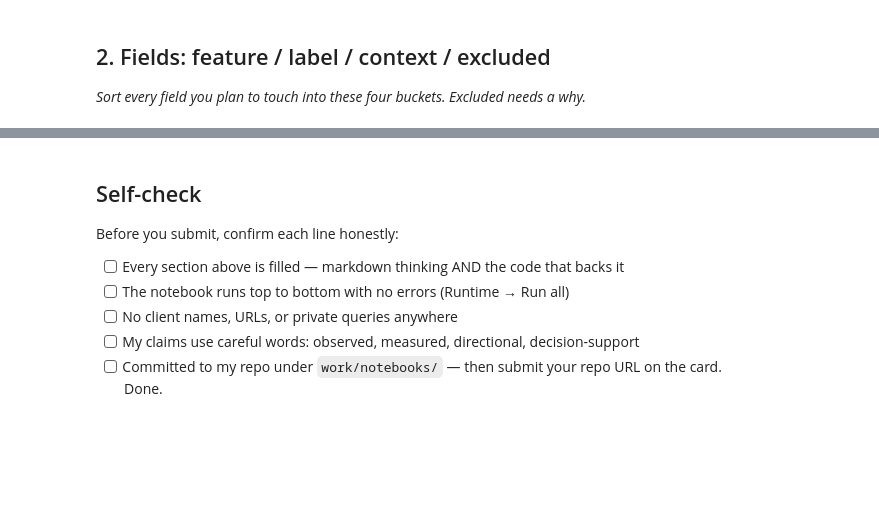
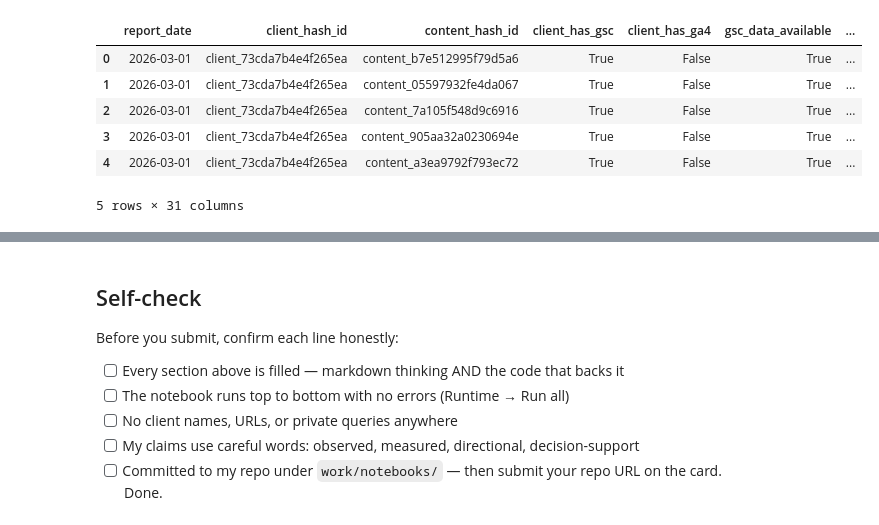
Before and after one commit to ShamirAli55/flyrank-internship, a Jupyter notebook: work/notebooks/w03_data_contract.ipynb, the cells around one changed output, grey strips where cells are left out. Drawn from its saved outputs; the diff is of its cells as text; code cells hidden in the pictures; blank space fills up the shorter version.

```diff
--- a/work/notebooks/w03_data_contract.ipynb
+++ b/work/notebooks/w03_data_contract.ipynb
@@ -12,0 +9,35 @@ This skeleton is yours to fill. Work the sections **in order** — each one has
+# %%
+%pip -q install duckdb huggingface_hub
+
+import os
+import getpass
+import duckdb
+import pandas as pd
+
+HF_TOKEN = os.environ.get("HF_TOKEN")
+
+if not HF_TOKEN:
+    try:
+        from google.colab import userdata
+        HF_TOKEN = userdata.get("HF_TOKEN")
+    except:
+        pass
+
+HF_TOKEN = HF_TOKEN or getpass.getpass("HF Token: ")
+
+con = duckdb.connect()
+
+con.execute(f"""
+CREATE OR REPLACE SECRET hf (
+TYPE huggingface,
+TOKEN '{HF_TOKEN}'
+)
+""")
+
+REL = "hf://datasets/FlyRank/internship-warehouse"
+
+TABLES = {
+    "fact_daily": f"read_parquet('{REL}/fact_content_daily_performance/**/*.parquet')",
+    "dim_content": f"read_parquet('{REL}/dim_content.parquet')",
+    "fact_query_90d": f"read_parquet('{REL}/fact_content_query_90d.parquet')"
+}
@@ -13,7 +94,18 @@ This skeleton is yours to fill. Work the sections **in order** — each one has
 # %%
 # This cell is for CODE (numbers, a query, a check).
 # Write your text answer in the cell ABOVE this one — typing sentences here breaks Run All.
+
+con.sql(f"""
+SELECT *
+FROM {TABLES['fact_daily']}
+WHERE month='2026-03'
+LIMIT 5
+""").df()
+# %% [output]
+|  | report_date | client_hash_id | content_hash_id | client_has_gsc | client_has_ga4 | gsc_data_available | ... |
+| 0 | 2026-03-01 | client_73cda7b4e4f265ea | content_b7e512995f79d5a6 | True | False | True | ... |
+| 1 | 2026-03-01 | client_73cda7b4e4f265ea | content_05597932fe4da067 | True | False | True | ... |
+| 2 | 2026-03-01 | client_73cda7b4e4f265ea | content_7a105f548d9c6916 | True | False | True | ... |
+| 3 | 2026-03-01 | client_73cda7b4e4f265ea | content_905aa32a0230694e | True | False | True | ... |
+| 4 | 2026-03-01 | client_73cda7b4e4f265ea | content_a3ea9792f793ec72 | True | False | True | ... |
+5 rows × 31 columns
-# %% [markdown]
-## 2. Fields: feature / label / context / excluded
-
-*Sort every field you plan to touch into these four buckets. Excluded needs a why.*
```
Also changed, not shown: parts of 15 cells of this notebook.
